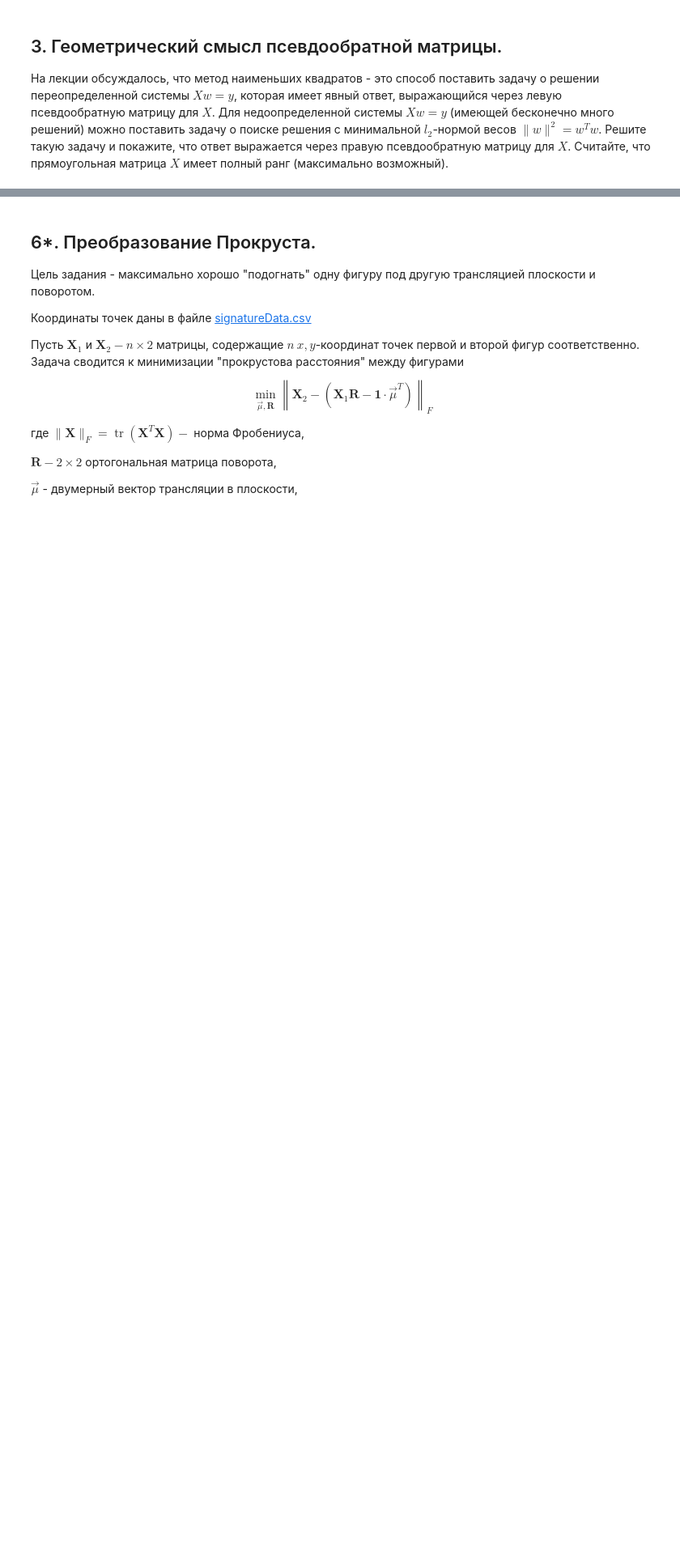
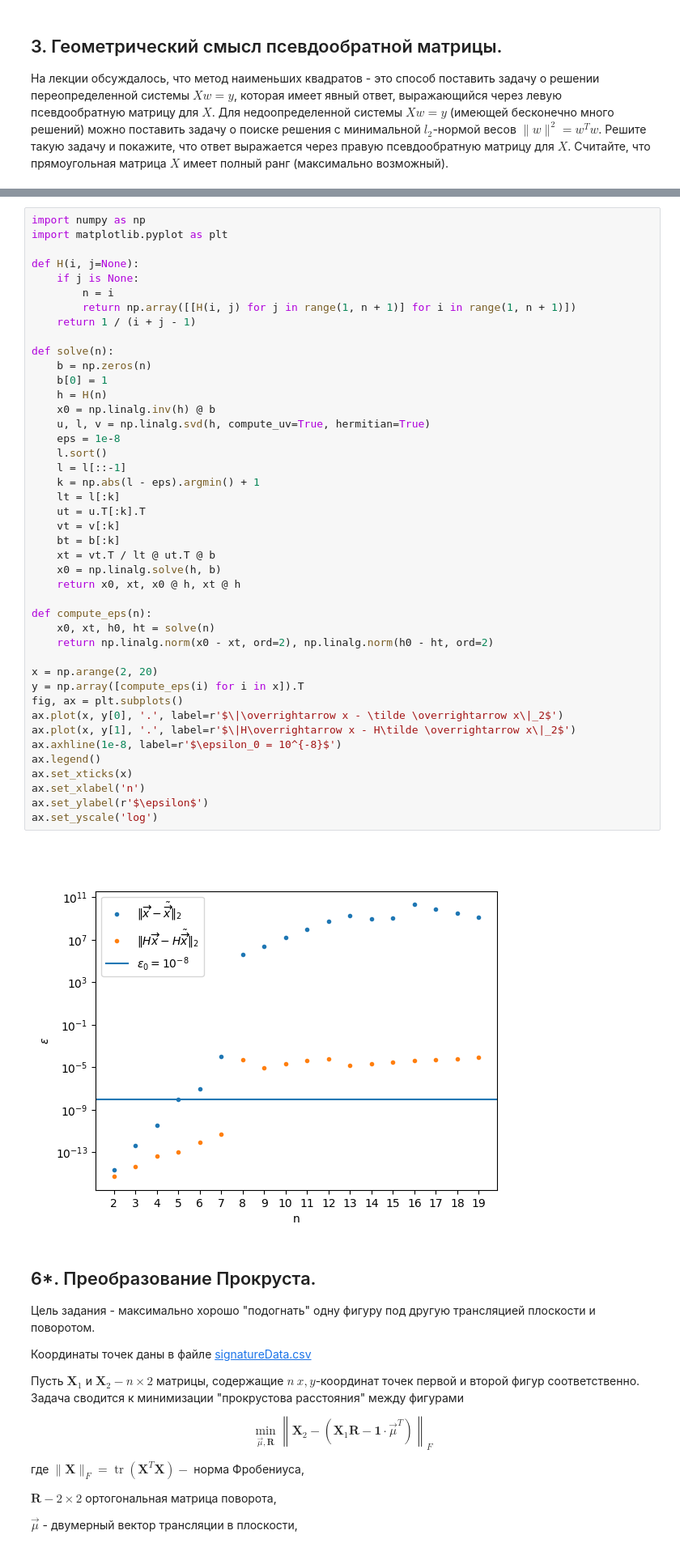
Before and after one commit to pinbraerts/vychmaty, a Jupyter notebook: week3.ipynb, the cells around one changed output, grey strips where cells are left out. Shown at 81% size. Cells and saved outputs as stored; diff of their text form; blank space fills up the shorter version.

```diff
--- a/week3.ipynb
+++ b/week3.ipynb
@@ -195,3 +244,48 @@ $$
+# %%
+import numpy as np
+import matplotlib.pyplot as plt
+
+def H(i, j=None):
+    if j is None:
+        n = i
+        return np.array([[H(i, j) for j in range(1, n + 1)] for i in range(1, n + 1)])
+    return 1 / (i + j - 1)
+
+def solve(n):
+    b = np.zeros(n)
+    b[0] = 1
+    h = H(n)
+    x0 = np.linalg.inv(h) @ b
+    u, l, v = np.linalg.svd(h, compute_uv=True, hermitian=True)
+    eps = 1e-8
+    l.sort()
+    l = l[::-1]
+    k = np.abs(l - eps).argmin() + 1
+    lt = l[:k]
+    ut = u.T[:k].T
+    vt = v[:k]
+    bt = b[:k]
+    xt = vt.T / lt @ ut.T @ b
+    x0 = np.linalg.solve(h, b)
+    return x0, xt, x0 @ h, xt @ h
+
+def compute_eps(n):
+    x0, xt, h0, ht = solve(n)
+    return np.linalg.norm(x0 - xt, ord=2), np.linalg.norm(h0 - ht, ord=2)
+
+x = np.arange(2, 20)
+y = np.array([compute_eps(i) for i in x]).T
+fig, ax = plt.subplots()
+ax.plot(x, y[0], '.', label=r'$\|\overrightarrow x - \tilde \overrightarrow x\|_2$')
+ax.plot(x, y[1], '.', label=r'$\|H\overrightarrow x - H\tilde \overrightarrow x\|_2$')
+ax.axhline(1e-8, label=r'$\epsilon_0 = 10^{-8}$')
+ax.legend()
+ax.set_xticks(x)
+ax.set_xlabel('n')
+ax.set_ylabel(r'$\epsilon$')
+ax.set_yscale('log')
+# %% [output]
+[figure, added]
 # %% [markdown]
 ## 6*. Преобразование Прокруста.
 
```
Also changed, not shown: parts of 13 cells of this notebook.
